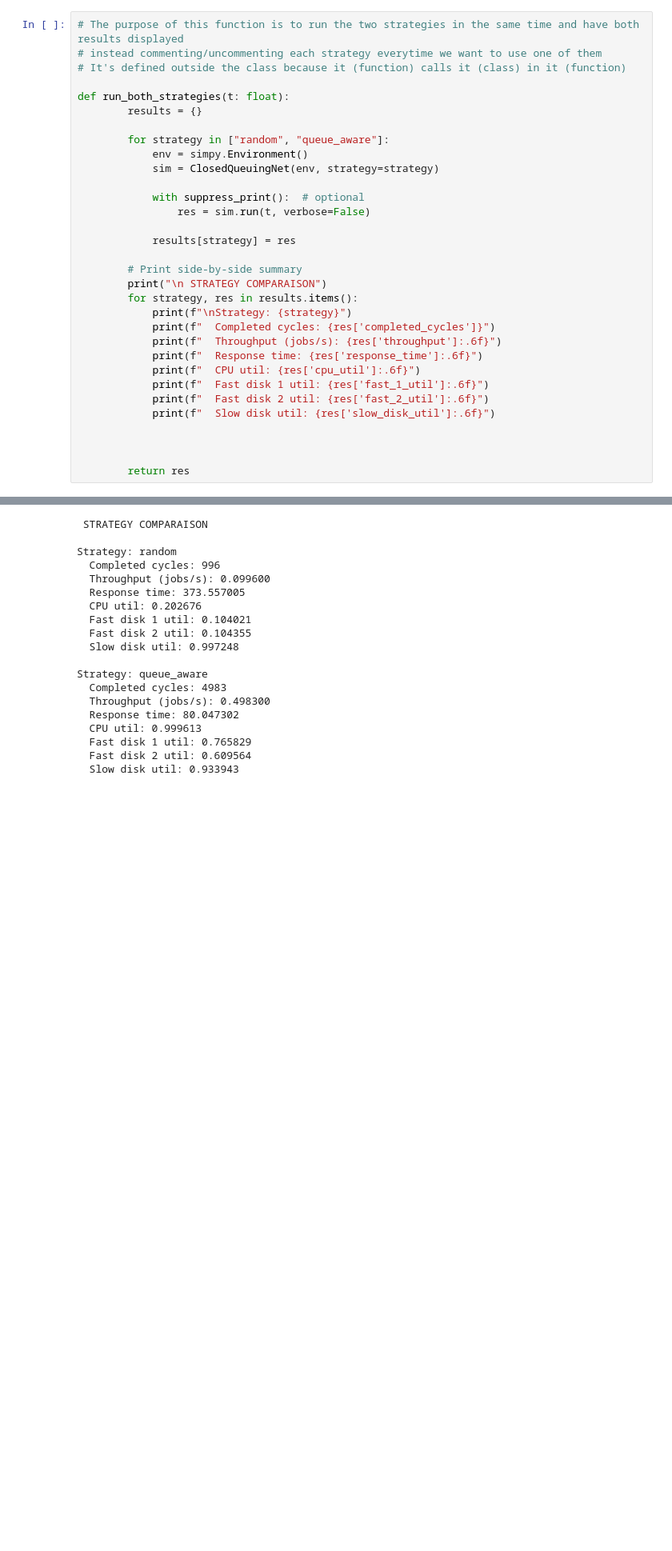
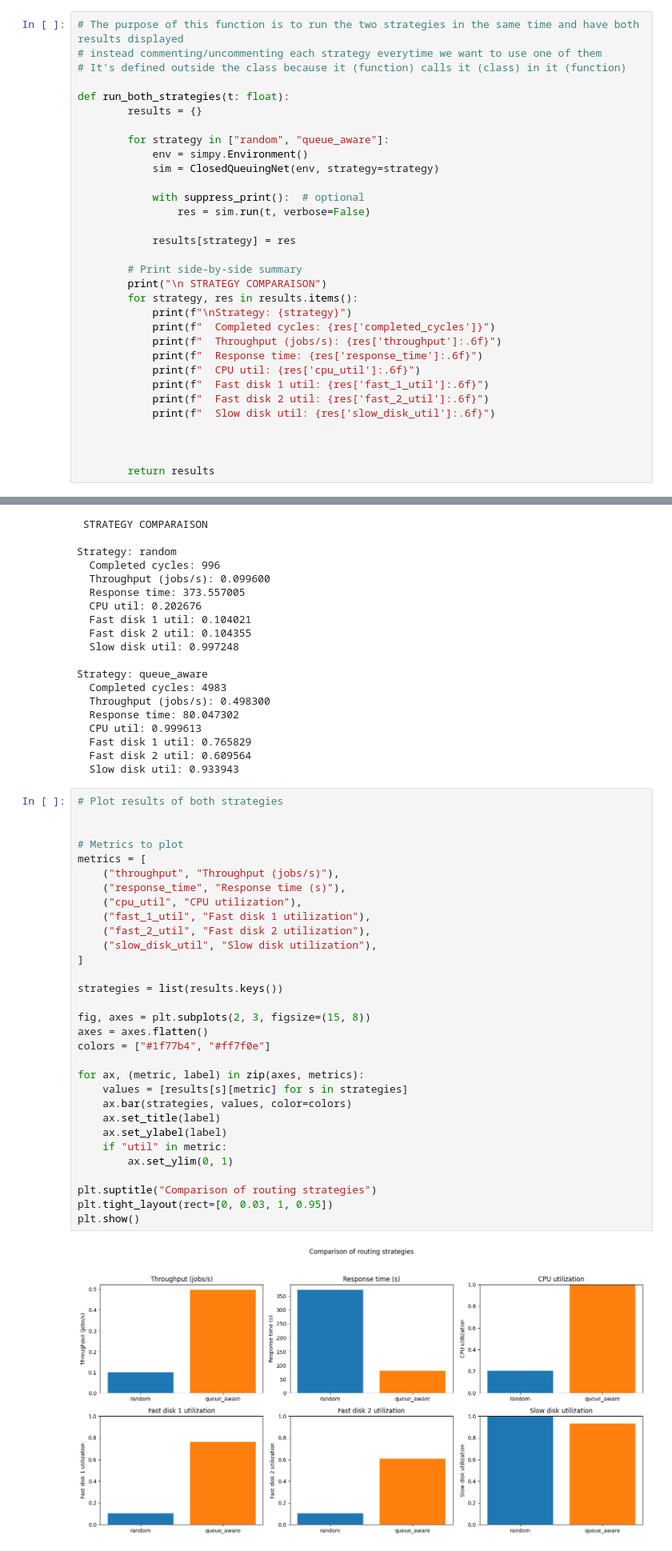
Before and after one commit to mariaponomarova/queuing-network-simulation, a Jupyter notebook: project.ipynb, the cells around one changed output, grey strips where cells are left out. Shown at 80% size. Drawn from its saved outputs; the diff is of its cells as text; blank space fills up the shorter version.

Commit message:
removed answers, added plots. POOSIBLE RETOUCHES
removed the answers (they're in the Google Doc), only code now

```diff
--- a/project.ipynb
+++ b/project.ipynb
@@ -283,7 +331,7 @@ def run_both_strategies(t: float):
 
 
 
-        return res
+        return results
 # %%
 # IMPORTANT: NEVER RUN THISE CELLS ALONE!
 # To have the same result each time for this type of code cell, run the WHOLE notebook (Run All).
@@ -310,3 +358,36 @@ Strategy: queue_aware
   Fast disk 1 util: 0.765829
   Fast disk 2 util: 0.609564
   Slow disk util: 0.933943
+# %%
+# Plot results of both strategies
+
+
+# Metrics to plot
+metrics = [
+    ("throughput", "Throughput (jobs/s)"),
+    ("response_time", "Response time (s)"),
+    ("cpu_util", "CPU utilization"),
+    ("fast_1_util", "Fast disk 1 utilization"),
+    ("fast_2_util", "Fast disk 2 utilization"),
+    ("slow_disk_util", "Slow disk utilization"),
+]
+
+strategies = list(results.keys())
+
+fig, axes = plt.subplots(2, 3, figsize=(15, 8))
+axes = axes.flatten()
+colors = ["#1f77b4", "#ff7f0e"]
+
+for ax, (metric, label) in zip(axes, metrics):
+    values = [results[s][metric] for s in strategies]
+    ax.bar(strategies, values, color=colors)
+    ax.set_title(label)
+    ax.set_ylabel(label)
+    if "util" in metric:
+        ax.set_ylim(0, 1)
+
+plt.suptitle("Comparison of routing strategies")
+plt.tight_layout(rect=[0, 0.03, 1, 0.95])
+plt.show()
+# %% [output]
+[figure, added]
```
Also changed, not shown: parts of 2 cells of this notebook.
